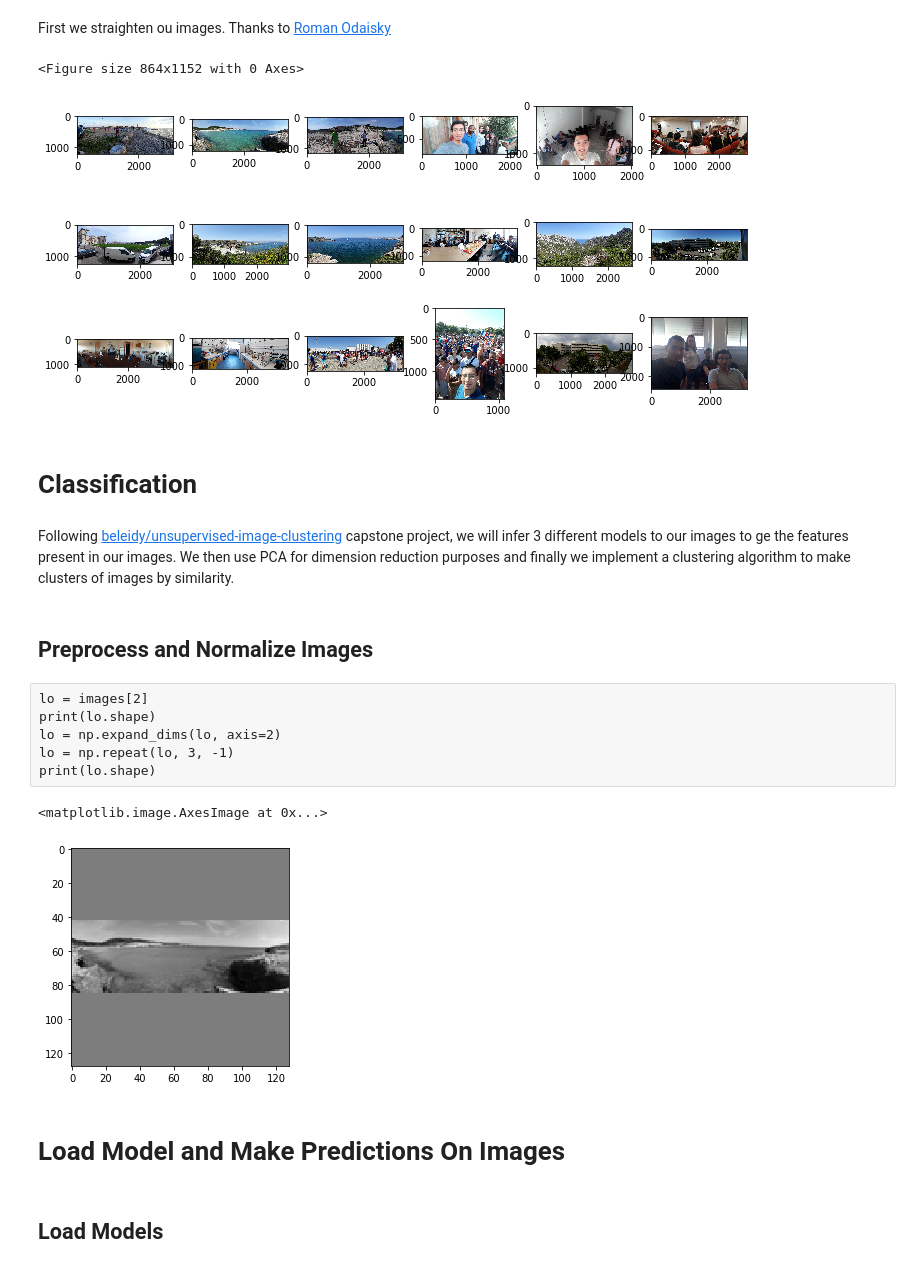
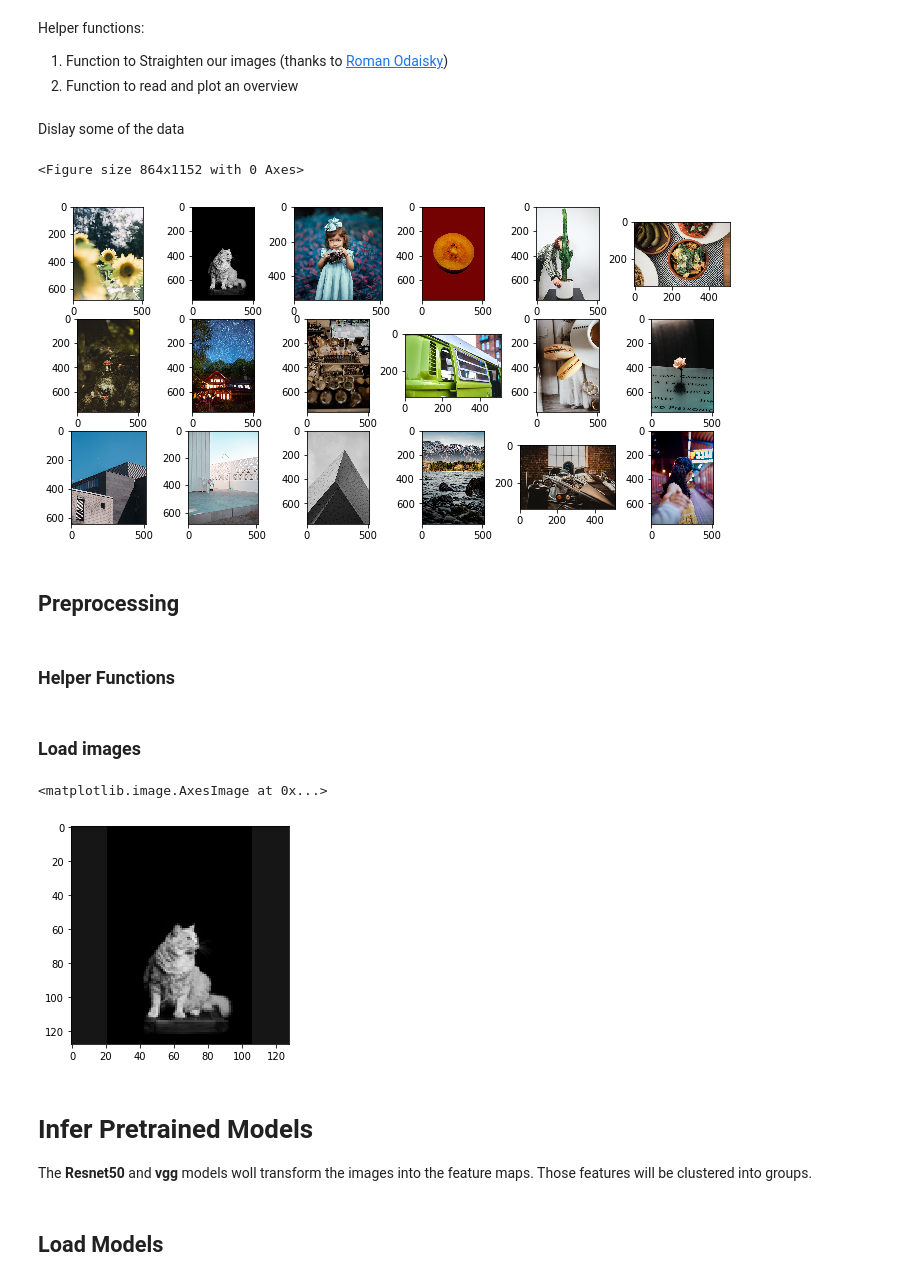
Before and after one commit to rapaperro88/Image-Classification-Unsupervised, a Jupyter notebook: Preprocessing_Classification.ipynb, the cells around one changed output. Saved outputs shown, nothing was run; the diff lists cells and outputs as text; code cells hidden in the pictures.

Commit message:
updated preprocessing notebook

```diff
--- a/Preprocessing_Classification.ipynb
+++ b/Preprocessing_Classification.ipynb
@@ -3,2 +9,6 @@
+# %% [markdown]
+Helper functions:
+1. Function to Straighten our images (thanks to [Roman Odaisky](https://stackoverflow.com/users/21055/roman-odaisky))
+2. Function to read and plot an overview
 # %%
 import os
@@ -11,3 +19 @@ import functools
-# %% [markdown]
-First we straighten ou images. Thanks to [Roman Odaisky](https://stackoverflow.com/users/21055/roman-odaisky)
 # %%
@@ -49,43 +89,13 @@ def image_transpose_exif(im):
+# %% [markdown]
+Dislay some of the data
 # %%
 # One folder with all images to sort :
 # “One Folder to rule them all, One Folder to find them,
 # One Folder to bring them all and in the darkness classify them.”
-src_folder = "C:\data\class_unsup\poc2"
-
-def plot_some_images(src_folder, max_images=5):
-    # Set up a figure of an appropriate size
-    fig = plt.figure(figsize=(12, 16))
-
-    img_num = 0
-
-    # List of files
-    filenames = os.listdir(src_folder)
-
-    n_col = 6
-    n_row = (len(filenames) // n_col) + 1
-    plt.subplots_adjust(bottom=0, left=.01, right=.99, top=.90, hspace=.35)
-    fig = plt.figure(figsize=(n_col*2 , n_row*2 ))
-
-    for i, file in enumerate(filenames):
-
-        imgFile = os.path.join(src_folder, file)
-        img = Image.open(imgFile)
-        img = image_transpose_exif(img)
-
-        plt.subplot(n_row, n_col, i + 1)
-        plt.imshow(img)
-
-        img_num += 1
-
-        if img_num == max_images : break
-
+src_folder = "C:/data/unsamples"
 plot_some_images(src_folder, max_images=18)
 # %% [output]
 <Figure size 864x1152 with 0 Axes>
-[figure, old version]
+[figure, new version]
 # %% [markdown]
-# Classification
+## Preprocessing
-# %% [markdown]
-Following [beleidy/unsupervised-image-clustering](https://github.com/beleidy/unsupervised-image-clustering/blob/master/capstone.ipynb) capstone project, we will infer 3 different models to our images to ge the features present in our images. We then use PCA for dimension reduction purposes and finally we implement a clustering algorithm to make clusters of images by similarity.
-# %% [markdown]
-## Preprocess and Normalize Images
@@ -94,3 +102,5 @@ import numpy as np
+# %% [markdown]
+### Helper Functions
 # %%
 def resize_image(src_image, size=(128,128), bg_color="white"):
     from PIL import Image, ImageOps
@@ -162,16 +170,18 @@ images = compile_images(src_folder)
-# %% [raw]
-lo = images[2]
-print(lo.shape)
-lo = np.expand_dims(lo, axis=2)
-lo = np.repeat(lo, 3, -1)
-print(lo.shape)
+# %% [markdown]
+### Load images
 # %%
+# Load
+images = compile_images(src_folder)
+
+# Display Sample
 plt.imshow(images[1], cmap="gray")
 # %% [output]
 <matplotlib.image.AxesImage at 0x...>
-[figure, old version]
+[figure, new version]
-# %% [markdown]
-# Load Model and Make Predictions On Images
+# %% [markdown]
+# Infer Pretrained Models
+
+The **Resnet50** and **vgg** models woll transform the images into the feature maps. Those features will be clustered into groups.
 # %% [markdown]
 ## Load Models
 # %%
```
Also changed, not shown: parts of 33 cells of this notebook, 37 other files.
